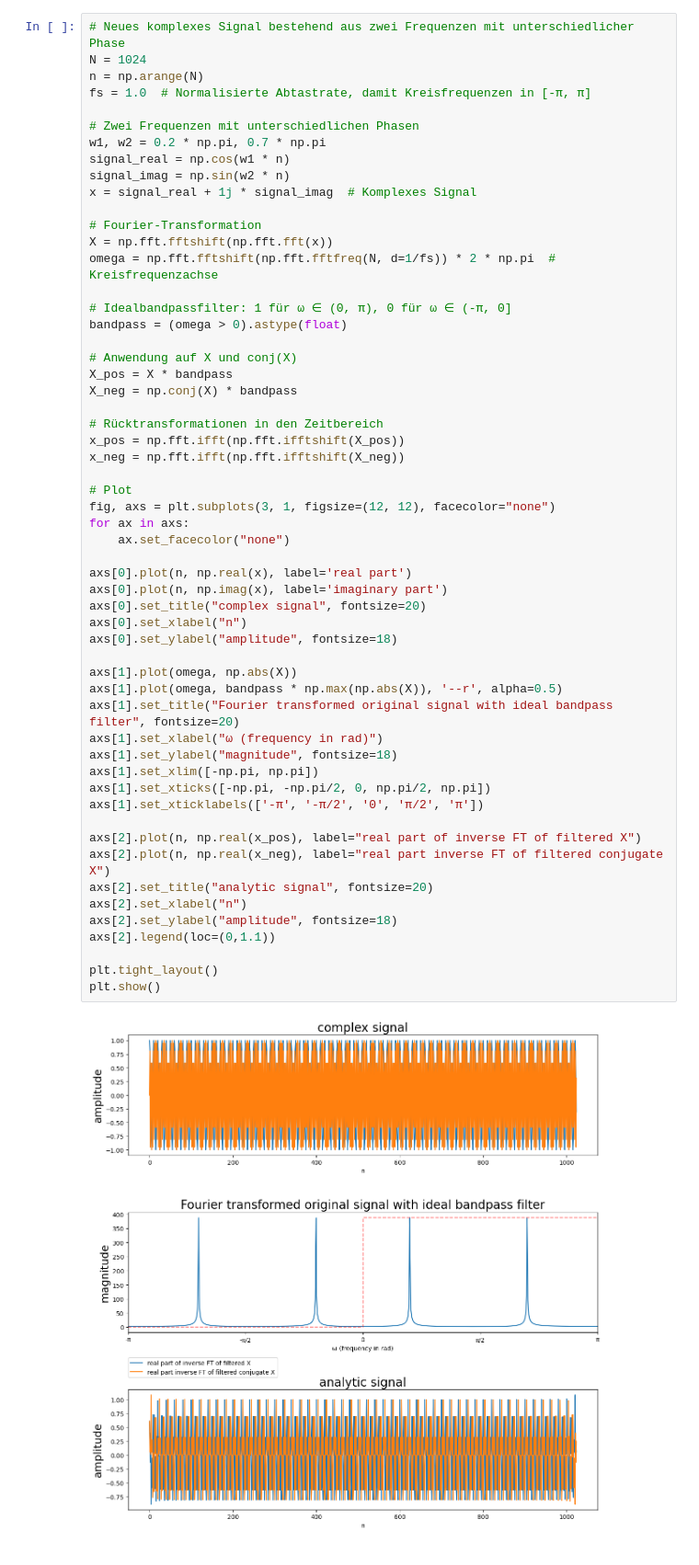
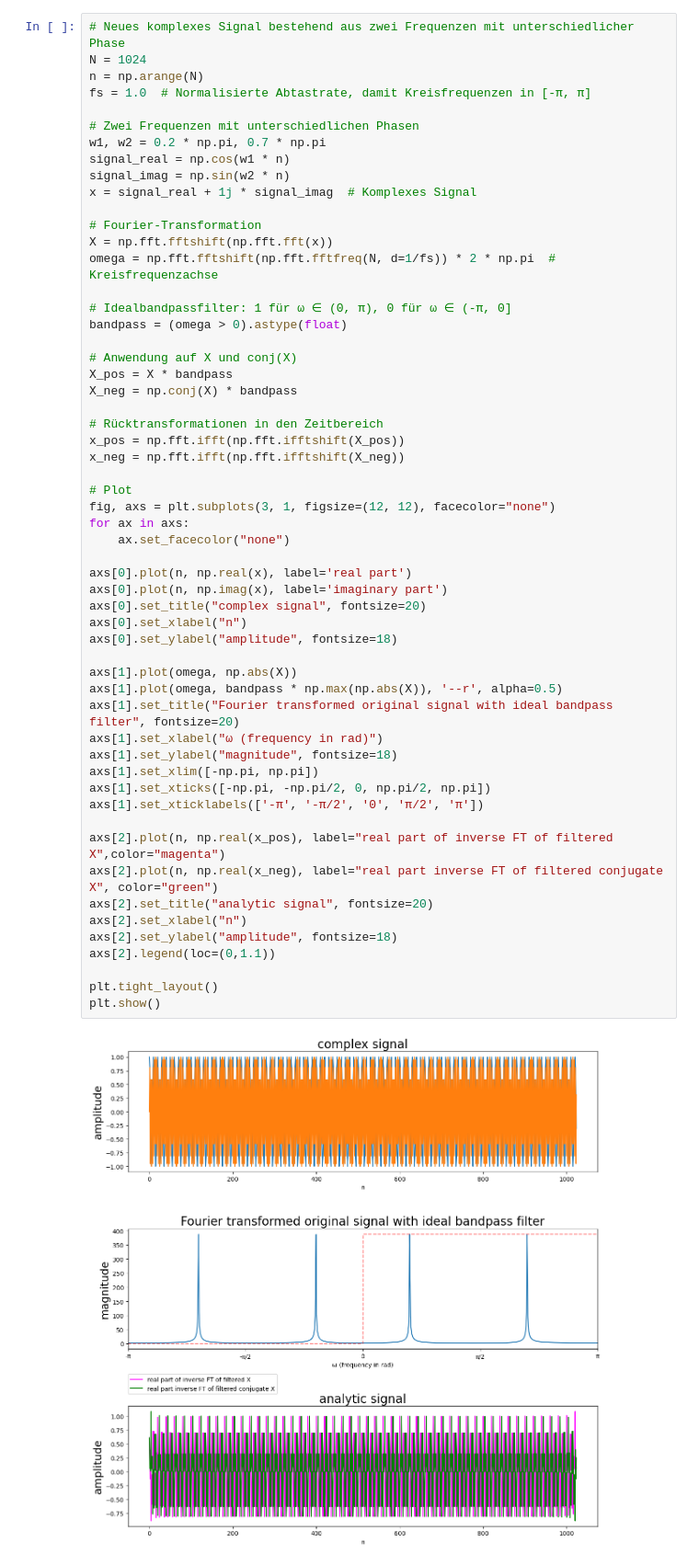
Before and after one commit to QuantLet/Empirical-Mode-Decomposition, a Jupyter notebook: EMD Example/IQ_Demodulation.ipynb, the cells around one changed output. Shown at 92% size. Saved outputs shown, nothing was run; the diff lists cells and outputs as text.

```diff
--- a/EMD Example/IQ_Demodulation.ipynb
+++ b/EMD Example/IQ_Demodulation.ipynb
@@ -73,33 +75,33 @@ x_pos = np.fft.ifft(np.fft.ifftshift(X_pos))
 x_neg = np.fft.ifft(np.fft.ifftshift(X_neg))
 
 # Plot
 fig, axs = plt.subplots(3, 1, figsize=(12, 12), facecolor="none")
 for ax in axs:
     ax.set_facecolor("none")
 
 axs[0].plot(n, np.real(x), label='real part')
 axs[0].plot(n, np.imag(x), label='imaginary part')
 axs[0].set_title("complex signal", fontsize=20)
 axs[0].set_xlabel("n")
 axs[0].set_ylabel("amplitude", fontsize=18)
 
 axs[1].plot(omega, np.abs(X))
 axs[1].plot(omega, bandpass * np.max(np.abs(X)), '--r', alpha=0.5)
 axs[1].set_title("Fourier transformed original signal with ideal bandpass filter", fontsize=20)
 axs[1].set_xlabel("ω (frequency in rad)")
 axs[1].set_ylabel("magnitude", fontsize=18)
 axs[1].set_xlim([-np.pi, np.pi])
 axs[1].set_xticks([-np.pi, -np.pi/2, 0, np.pi/2, np.pi])
 axs[1].set_xticklabels(['-π', '-π/2', '0', 'π/2', 'π'])
 
-axs[2].plot(n, np.real(x_pos), label="real part of inverse FT of filtered X")
-axs[2].plot(n, np.real(x_neg), label="real part inverse FT of filtered conjugate X")
+axs[2].plot(n, np.real(x_pos), label="real part of inverse FT of filtered X",color="magenta")
+axs[2].plot(n, np.real(x_neg), label="real part inverse FT of filtered conjugate X", color="green")
 axs[2].set_title("analytic signal", fontsize=20)
 axs[2].set_xlabel("n")
 axs[2].set_ylabel("amplitude", fontsize=18)
 axs[2].legend(loc=(0,1.1))
 
 plt.tight_layout()
 plt.show()
 # %% [output]
-[figure, old version]
+[figure, new version]
```
Also changed, not shown: parts of 3 cells of this notebook.
